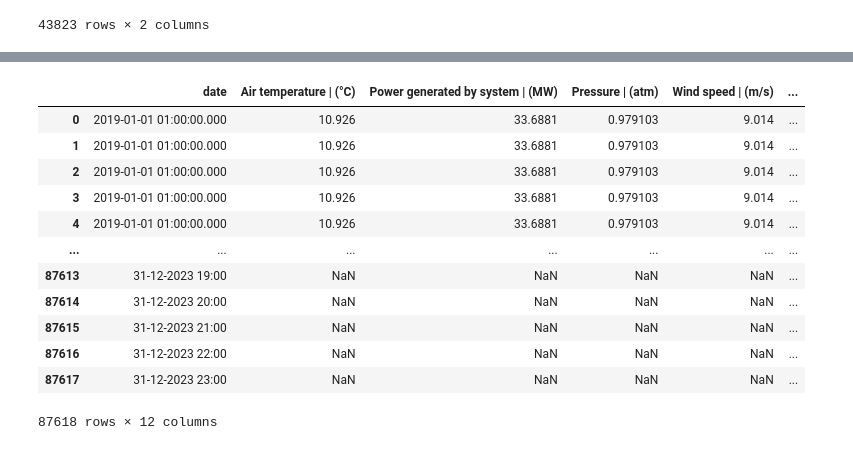
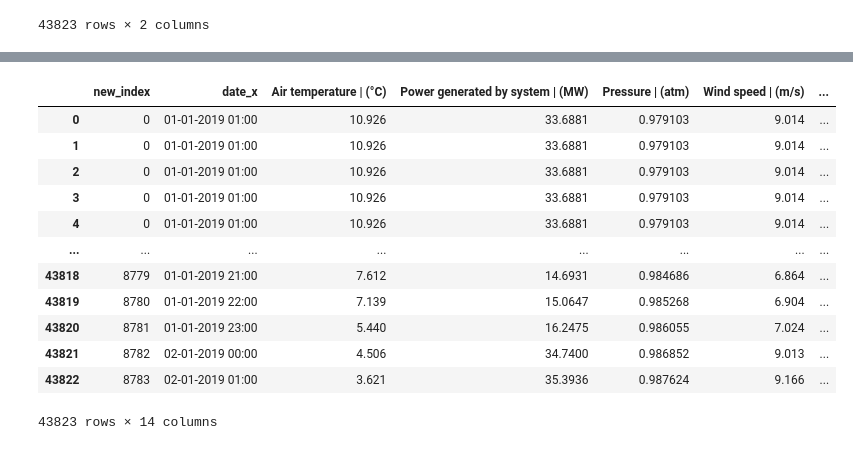
Before and after one commit to rishikesh-revandikar/Team6_sustainability_and_environment, a Jupyter notebook: HACK_3.ipynb, the cells around one changed output, grey strips where cells are left out. Drawn from its saved outputs; the diff is of its cells as text; code cells hidden in the pictures.

Commit message:
Update: changes to date format in merged dataset

```diff
--- a/HACK_3.ipynb
+++ b/HACK_3.ipynb
@@ -100,8 +100,3 @@ df
 | 43793 | 2019-12-31 22:00:00.000 | 11.031 | 21.62300 | 0.979924 | 7.750 | ... |
 | 43794 | 2019-12-31 23:00:00.000 | 7.066 | 32.04740 | 0.979995 | 8.810 | ... |
 43795 rows × 9 columns
-# %%
-# prompt: make the date colum which is 2019-01-01 01:00:00.000	to 2019-01-01 01:00
-
-df['date'] = df['date'].str.slice(0, 16)
-df
@@ -136,0 +103,7 @@ df
+# %%
+#  make new index column
+
+# Create a new index column
+df = df.reset_index()
+df = df.rename(columns={'index': 'new_index'})
+df
@@ -136,0 +124,5 @@ df
+# %%
+# Convert datetime format to the desired format
+df['date'] = pd.to_datetime(df['date'])
+df['date'] = df['date'].dt.strftime('%d-%m-%Y %H:%M')
+df
@@ -162,3 +168,10 @@ price_df
 | 8758 | 31-12-2023 22:00 | 0.280877 | 0.532758 | 0.368188 |
 | 8759 | 31-12-2023 23:00 | 0.237036 | 0.891977 | 0.656815 |
 43823 rows × 4 columns
+# %%
+#  make new index column
+
+# Create a new index column
+price_df = price_df.reset_index()
+price_df = price_df.rename(columns={'index': 'new_index'})
+price_df
@@ -239,20 +308,24 @@ stability_df
 # %%
-# prompt: merge df , price_df
+# prompt: merge df, price_df, consumption_df and stability_df on date
 
-merged_df = pd.merge(df, price_df, on='date')
+# Merge df, price_df, consumption_df and stability_df on date
+merged_df = pd.merge(df,price_df, on='new_index')
+# merged_df = merged_df.merge(consumtion_df, on='date')
+# merged_df = merged_df.merge(stability_df, on='date')
 
+# Print the merged DataFrame
 merged_df
 # %% [output]
-|  | date | Air temperature | (°C) | Power generated by system | (MW) | Pressure | (atm) | Wind speed | (m/s) | ... |
-| 0 | 2019-01-01 01:00:00.000 | 10.926 | 33.6881 | 0.979103 | 9.014 | ... |
-| 1 | 2019-01-01 01:00:00.000 | 10.926 | 33.6881 | 0.979103 | 9.014 | ... |
-| 2 | 2019-01-01 01:00:00.000 | 10.926 | 33.6881 | 0.979103 | 9.014 | ... |
-| 3 | 2019-01-01 01:00:00.000 | 10.926 | 33.6881 | 0.979103 | 9.014 | ... |
-| 4 | 2019-01-01 01:00:00.000 | 10.926 | 33.6881 | 0.979103 | 9.014 | ... |
-| ... | ... | ... | ... | ... | ... | ... |
-| 87613 | 31-12-2023 19:00 | NaN | NaN | NaN | NaN | ... |
-| 87614 | 31-12-2023 20:00 | NaN | NaN | NaN | NaN | ... |
-| 87615 | 31-12-2023 21:00 | NaN | NaN | NaN | NaN | ... |
-| 87616 | 31-12-2023 22:00 | NaN | NaN | NaN | NaN | ... |
-| 87617 | 31-12-2023 23:00 | NaN | NaN | NaN | NaN | ... |
+|  | new_index | date_x | Air temperature | (°C) | Power generated by system | (MW) | Pressure | (atm) | Wind speed | (m/s) | ... |
+| 0 | 0 | 01-01-2019 01:00 | 10.926 | 33.6881 | 0.979103 | 9.014 | ... |
+| 1 | 0 | 01-01-2019 01:00 | 10.926 | 33.6881 | 0.979103 | 9.014 | ... |
+| 2 | 0 | 01-01-2019 01:00 | 10.926 | 33.6881 | 0.979103 | 9.014 | ... |
+| 3 | 0 | 01-01-2019 01:00 | 10.926 | 33.6881 | 0.979103 | 9.014 | ... |
+| 4 | 0 | 01-01-2019 01:00 | 10.926 | 33.6881 | 0.979103 | 9.014 | ... |
+| ... | ... | ... | ... | ... | ... | ... | ... |
+| 43818 | 8779 | 01-01-2019 21:00 | 7.612 | 14.6931 | 0.984686 | 6.864 | ... |
+| 43819 | 8780 | 01-01-2019 22:00 | 7.139 | 15.0647 | 0.985268 | 6.904 | ... |
+| 43820 | 8781 | 01-01-2019 23:00 | 5.440 | 16.2475 | 0.986055 | 7.024 | ... |
+| 43821 | 8782 | 02-01-2019 00:00 | 4.506 | 34.7400 | 0.986852 | 9.013 | ... |
+| 43822 | 8783 | 02-01-2019 01:00 | 3.621 | 35.3936 | 0.987624 | 9.166 | ... |
-87618 rows × 12 columns
+43823 rows × 14 columns
```
Also changed, not shown: parts of 7 cells of this notebook.
